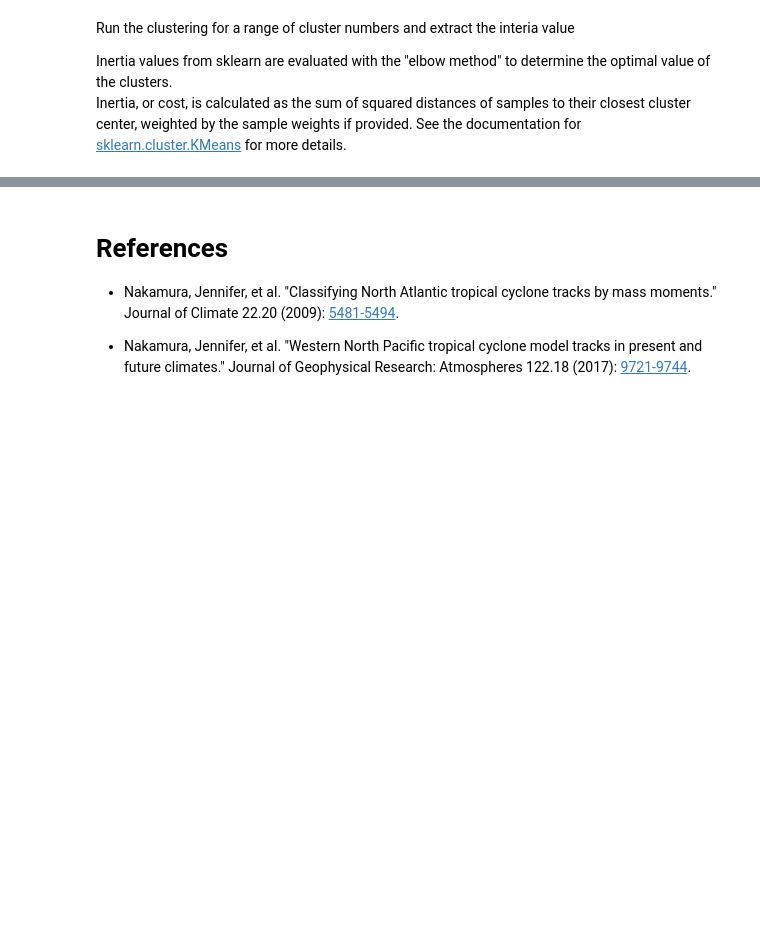
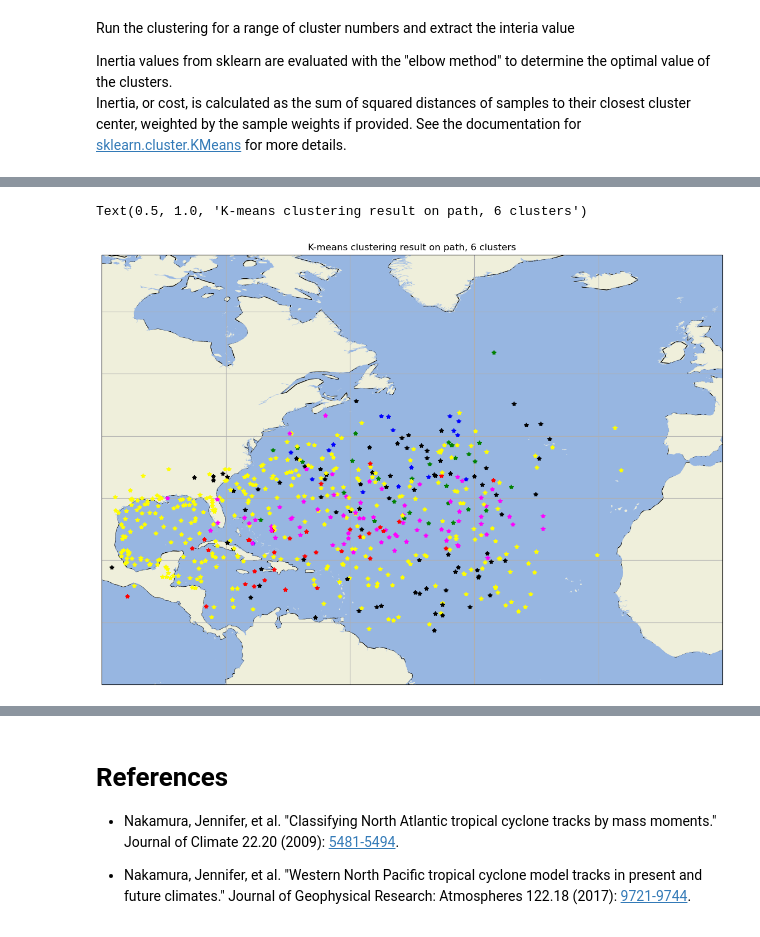
Before and after one commit to spariser/Hurricane_ML_proj_t5, a Jupyter notebook: SP_code/Project1_Starter.ipynb, the cells around one changed output, grey strips where cells are left out. Cells and saved outputs as stored; diff of their text form; code cells hidden in the pictures; blank space fills up the shorter version.

```diff
--- a/SP_code/Project1_Starter.ipynb
+++ b/SP_code/Project1_Starter.ipynb
@@ -852,0 +536,13 @@ clusterd2 = storms_subset.where(storms_subset.cluster_destruction == 2)
+# %%
+
+# print(km[0])
+
+colors = ['black', 'red', 'blue', 'yellow', 'green', 'magenta']
+labels = km[1]
+ax = map_background()
+for k in range(len(moment_lst)):
+    ax.plot(moment_lst[k][0], moment_lst[k][1], c=colors[labels[k]], marker='*')
+plt.title('K-means clustering result on path, 6 clusters')
+# %% [output]
+Text(0.5, 1.0, 'K-means clustering result on path, 6 clusters')
+[figure, added]
```
Also changed, not shown: parts of 61 cells of this notebook, 1 other file.
